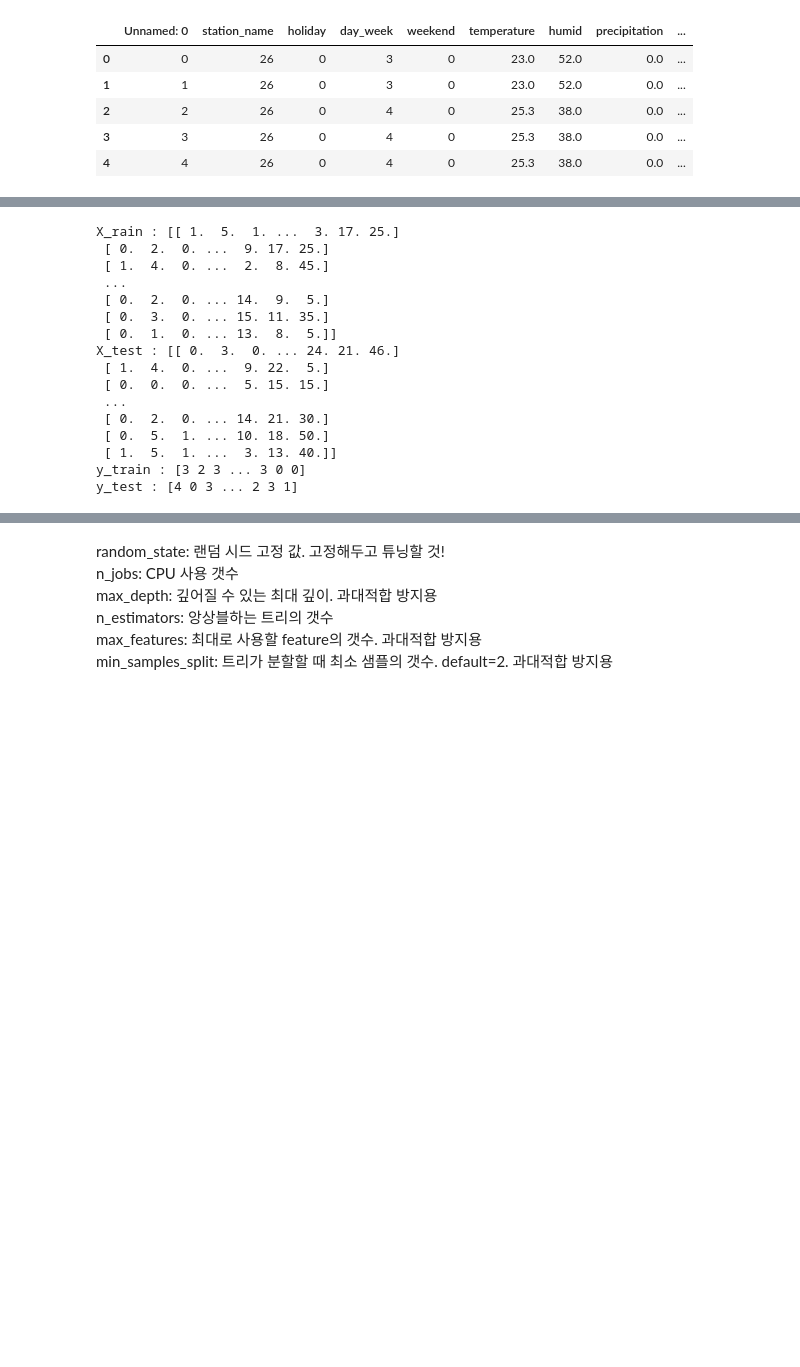
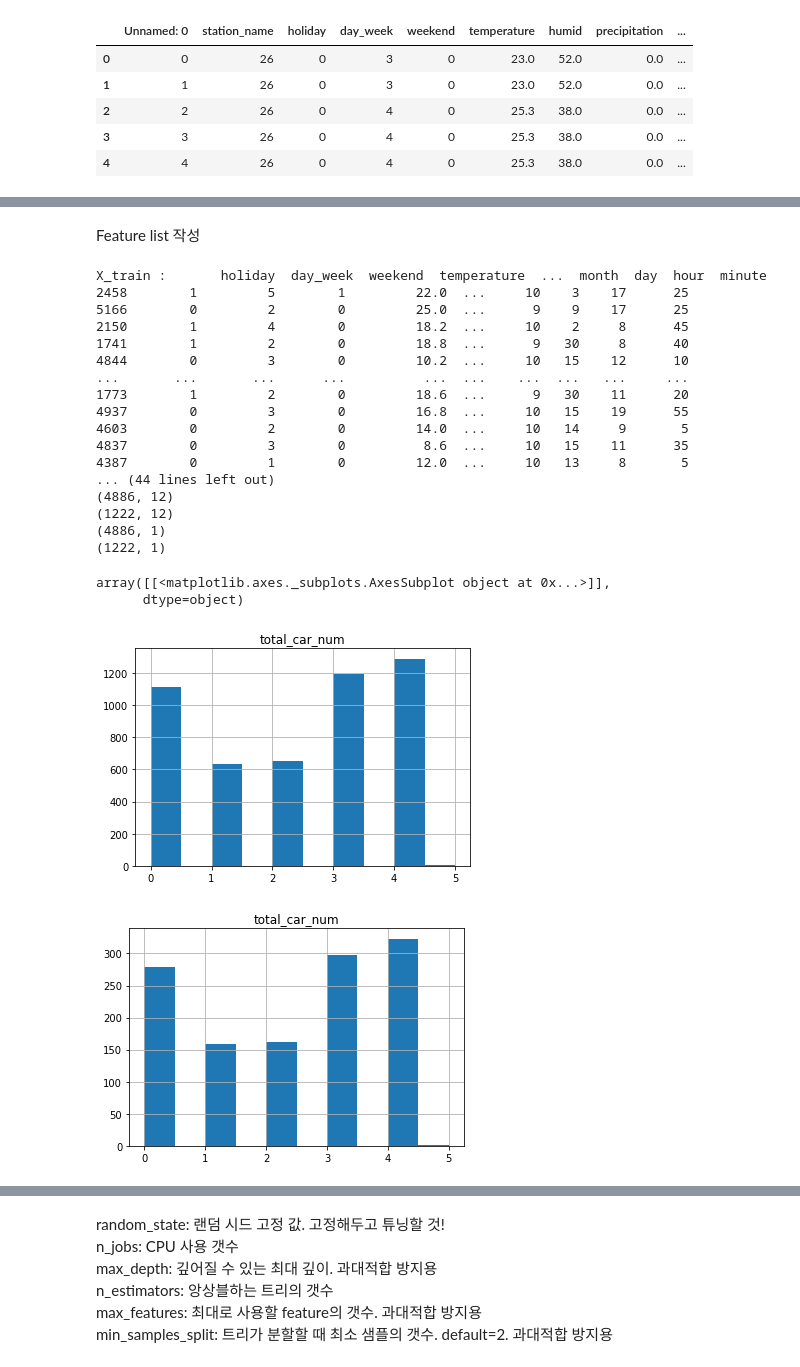
Before and after one commit to leo-h2/h2care-station, a Jupyter notebook: station_random_forest_tune_model_rev0_1.ipynb, the cells around one changed output, grey strips where cells are left out. Cells and saved outputs as stored; diff of their text form; code cells hidden in the pictures; blank space fills up the shorter version.

```diff
--- a/station_random_forest_tune_model_rev0_1.ipynb
+++ b/station_random_forest_tune_model_rev0_1.ipynb
@@ -134,31 +160,58 @@ memory usage: 680.0+ KB
+# %% [markdown]
+Feature list 작성
 # %%
-X, y = df_raw_data.iloc[:,2:-1].values, df_raw_data.iloc[:,-1].values
+f_columns = ['holiday', 'day_week', 'weekend',
+       'temperature', 'humid', 'precipitation', 'precipitation_type', 'year',
+       'month', 'day', 'hour','minute']
+
+# f_columns = ['month', 'day', 'hour','minute']
+
+
+X, y = df_feature_data[f_columns], df_feature_data[['total_car_num']]
+
+
 X_train, X_test, y_train, y_test = train_test_split(X, y,
                                                     test_size = 0.2,
                                                     random_state = 0,
                                                     stratify = y)
 
 print('X_train :', X_train)
 print('X_test :', X_test)
 print('y_train :', y_train)
 print('y_test :', y_test)
+
+print(X_train.shape)
+print(X_test.shape)
+print(y_train.shape)
+print(y_test.shape)
+
+# hist = y_train.hist(bins=10)
+# hist = y_test.hist(bins=10)
+
+y_train.hist(bins=10)
+y_test.hist(bins=10)
 # %% [output]
-X_rain : [[ 1.  5.  1. ...  3. 17. 25.]
- [ 0.  2.  0. ...  9. 17. 25.]
- [ 1.  4.  0. ...  2.  8. 45.]
- ...
- [ 0.  2.  0. ... 14.  9.  5.]
- [ 0.  3.  0. ... 15. 11. 35.]
- [ 0.  1.  0. ... 13.  8.  5.]]
-X_test : [[ 0.  3.  0. ... 24. 21. 46.]
- [ 1.  4.  0. ...  9. 22.  5.]
- [ 0.  0.  0. ...  5. 15. 15.]
- ...
- [ 0.  2.  0. ... 14. 21. 30.]
- [ 0.  5.  1. ... 10. 18. 50.]
- [ 1.  5.  1. ...  3. 13. 40.]]
-y_train : [3 2 3 ... 3 0 0]
-y_test : [4 0 3 ... 2 3 1]
+X_train :       holiday  day_week  weekend  temperature  ...  month  day  hour  minute
+2458        1         5        1         22.0  ...     10    3    17      25
+5166        0         2        0         25.0  ...      9    9    17      25
+2150        1         4        0         18.2  ...     10    2     8      45
+1741        1         2        0         18.8  ...      9   30     8      40
+4844        0         3        0         10.2  ...     10   15    12      10
+...       ...       ...      ...          ...  ...    ...  ...   ...     ...
+1773        1         2        0         18.6  ...      9   30    11      20
+4937        0         3        0         16.8  ...     10   15    19      55
+4603        0         2        0         14.0  ...     10   14     9       5
+4837        0         3        0          8.6  ...     10   15    11      35
+4387        0         1        0         12.0  ...     10   13     8       5
+... (44 lines left out)
+(4886, 12)
+(1222, 12)
+(4886, 1)
+(1222, 1)
+array([[<matplotlib.axes._subplots.AxesSubplot object at 0x...>]],
+      dtype=object)
+[figure, added]
+[figure, added]
 # %%
 def plot_error(y_train_pred, y_train, y_test_pred, y_test):
     plt.scatter(y_train_pred,
```
Also changed, not shown: parts of 11 cells of this notebook.
